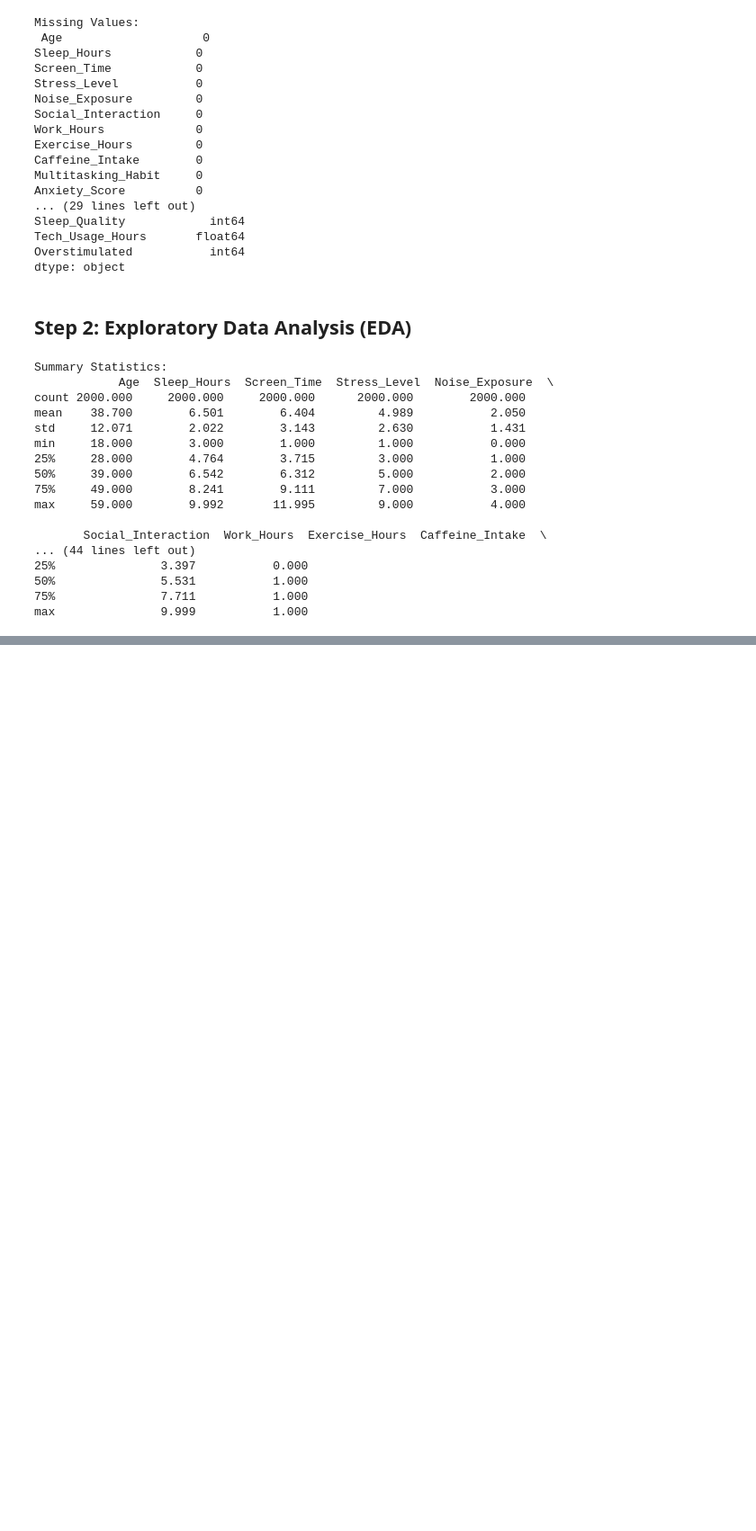
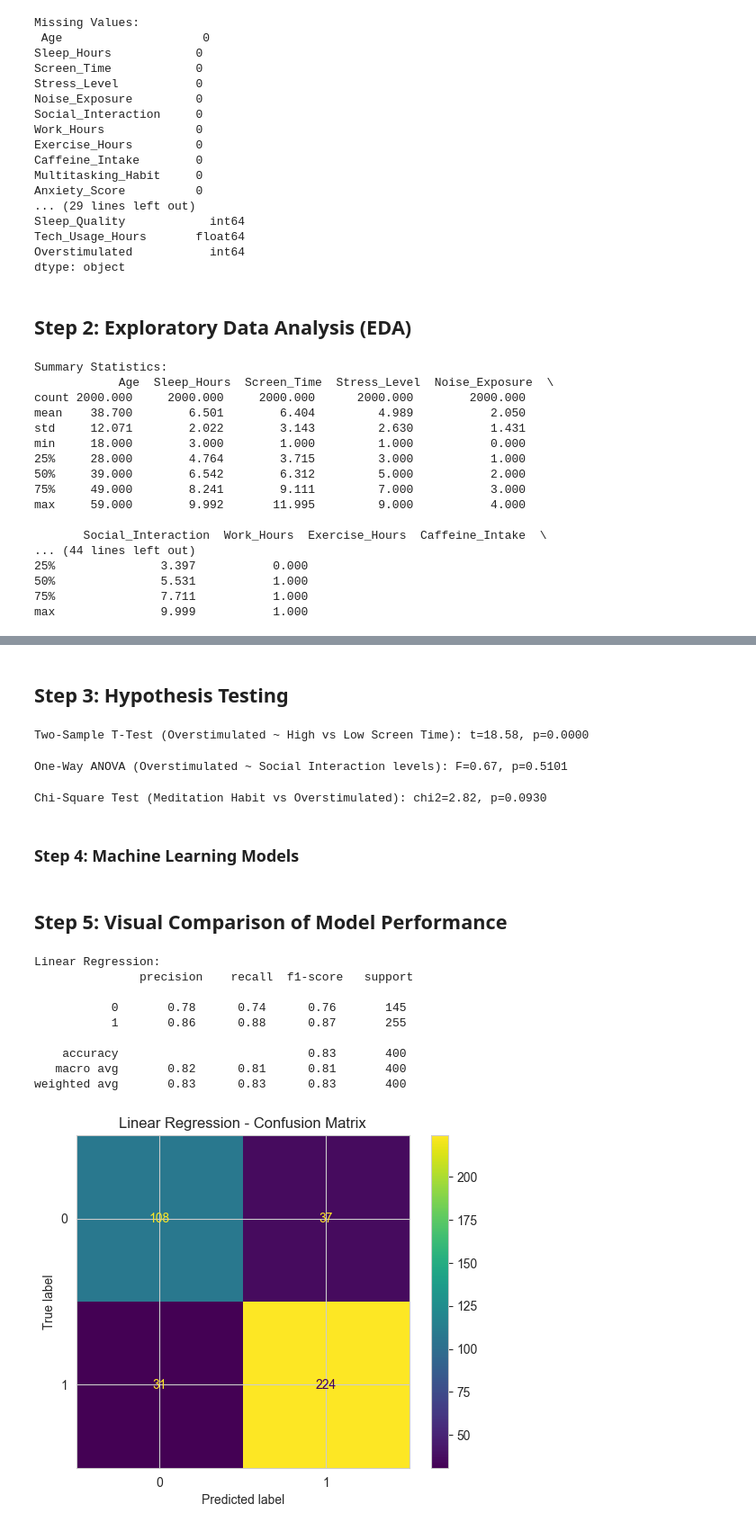
Before and after one commit to albertokabore/Albert_Data-Science-Capstone-Project-Overstimulation-Behaviour-and-Lifestyle-Analysis-, a Jupyter notebook: Albertkabore_ml.ipynb, the cells around one changed output, grey strips where cells are left out. Shown at 90% size. Drawn from its saved outputs; the diff is of its cells as text; code cells hidden in the pictures; blank space fills up the shorter version.

```diff
--- a/Albertkabore_ml.ipynb
+++ b/Albertkabore_ml.ipynb
@@ -281,0 +442,31 @@ T-Test for Screen Time (High vs Low): t=18.58, p=0.0000
+# %% [markdown]
+##  Step 3: Hypothesis Testing
+# %%
+# 3.2 Independent Two-Sample T-Test (High vs Low Screen Time on Overstimulation)
+median_screen = df['Screen_Time'].median()
+high_screen = df[df['Screen_Time'] > median_screen]['Overstimulated']
+low_screen = df[df['Screen_Time'] <= median_screen]['Overstimulated']
+t_stat, p_val = ttest_ind(high_screen, low_screen)
+print(f"Two-Sample T-Test (Overstimulated ~ High vs Low Screen Time): t={t_stat:.2f}, p={p_val:.4f}")
+# %% [output]
+Two-Sample T-Test (Overstimulated ~ High vs Low Screen Time): t=18.58, p=0.0000
+# %%
+# 3.3 One-Way ANOVA (Compare Overstimulation across Social Interaction levels)
+low_si = df[df['Social_Interaction'] <= df['Social_Interaction'].quantile(0.33)]['Overstimulated']
+mid_si = df[(df['Social_Interaction'] > df['Social_Interaction'].quantile(0.33)) &
+            (df['Social_Interaction'] <= df['Social_Interaction'].quantile(0.66))]['Overstimulated']
+high_si = df[df['Social_Interaction'] > df['Social_Interaction'].quantile(0.66)]['Overstimulated']
+anova_stat, anova_p = f_oneway(low_si, mid_si, high_si)
+print(f"One-Way ANOVA (Overstimulated ~ Social Interaction levels): F={anova_stat:.2f}, p={anova_p:.4f}")
+# %% [output]
+One-Way ANOVA (Overstimulated ~ Social Interaction levels): F=0.67, p=0.5101
+# %%
+ ### 3.4 Chi-Square Test of Independence
+# Test whether Meditation Habit is independent of being Overstimulated
+contingency_table = pd.crosstab(df['Meditation_Habit'], df['Overstimulated'])
+chi2_stat, chi2_p, _, _ = chi2_contingency(contingency_table)
+print(f"Chi-Square Test (Meditation Habit vs Overstimulated): chi2={chi2_stat:.2f}, p={chi2_p:.4f}")
+# %% [output]
+Chi-Square Test (Meditation Habit vs Overstimulated): chi2=2.82, p=0.0930
+# %% [markdown]
+### Step 4: Machine Learning Models
@@ -281,0 +482,33 @@ T-Test for Screen Time (High vs Low): t=18.58, p=0.0000
+# %% [markdown]
+## Step 5: Visual Comparison of Model Performance
+# %%
+
+# ##  Step 4: Train Predictive Models to Estimate Overstimulation
+X = df.drop(columns=["Overstimulated"])
+y = df["Overstimulated"]
+
+scaler = StandardScaler()
+X_scaled = scaler.fit_transform(X)
+X_train, X_test, y_train, y_test = train_test_split(X_scaled, y, test_size=0.2, stratify=y, random_state=42)
+# %%
+### Train and Evaluate Each Model Separately
+# Linear Regression
+lr_model = LinearRegression()
+lr_model.fit(X_train, y_train)
+lr_preds = (lr_model.predict(X_test) >= 0.5).astype(int)
+print("Linear Regression:\n", classification_report(y_test, lr_preds))
+
+ConfusionMatrixDisplay.from_predictions(y_test, lr_preds)
+plt.title("Linear Regression - Confusion Matrix")
+plt.show()
+# %% [output]
+Linear Regression:
+               precision    recall  f1-score   support
+
+           0       0.78      0.74      0.76       145
+           1       0.86      0.88      0.87       255
+
+    accuracy                           0.83       400
+   macro avg       0.82      0.81      0.81       400
+weighted avg       0.83      0.83      0.83       400
+[figure, added]
```
Also changed, not shown: parts of 72 cells of this notebook.
